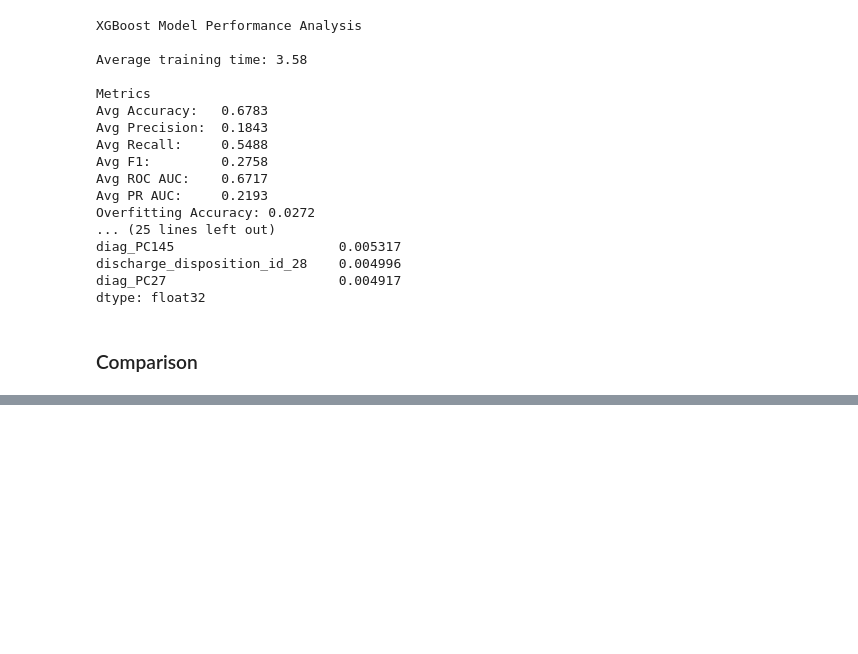
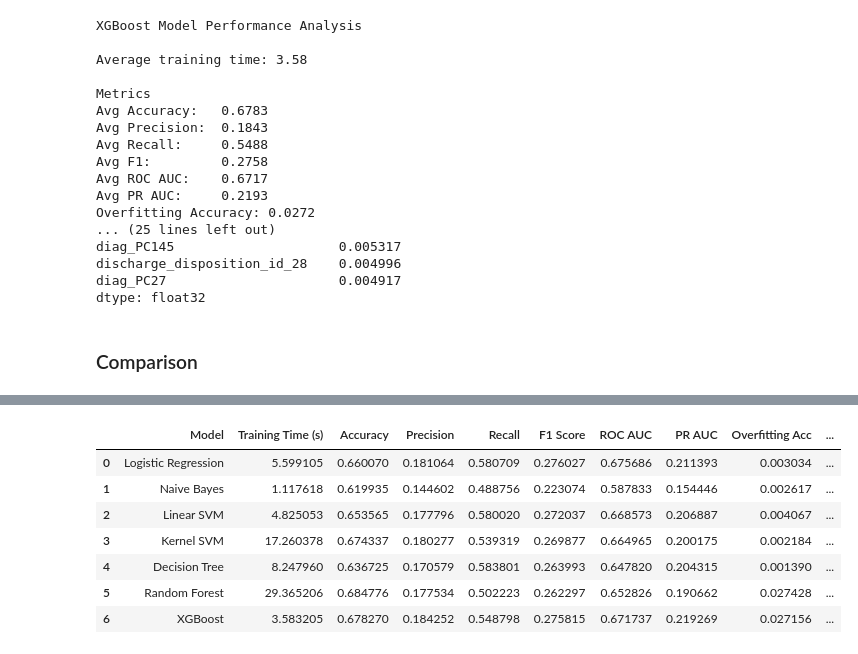
Before and after one commit to yongjun21/Team10_IT5006_Healthcare_Analytics_AY2526, a Jupyter notebook: notebooks/models.ipynb, the cells around one changed output, grey strips where cells are left out. Cells and saved outputs as stored; diff of their text form; code cells hidden in the pictures; blank space fills up the shorter version.

Commit message:
Comparison rendered with df

```diff
--- a/notebooks/models.ipynb
+++ b/notebooks/models.ipynb
@@ -680,66 +680,23 @@ models_data = {
     'XGBoost': xgb_results
 }
 
-# Create comparison DataFrame
+# Create comparison DataFrame with numeric values for better analysis
 comparison_data = []
 for model_name, results in models_data.items():
     comparison_data.append({
         'Model': model_name,
-        'Training Time (s)': f"{results['training_time'][0]:.2f}",
-        'Accuracy': f"{results['test_accuracy'][0]:.4f}",
-        'Precision': f"{results['test_precision_score'][0]:.4f}",
-        'Recall': f"{results['test_recall_score'][0]:.4f}",
-        'F1 Score': f"{results['test_f1'][0]:.4f}",
-        'ROC AUC': f"{results['test_roc_auc'][0]:.4f}",
-        'PR AUC': f"{results['test_pr_auc'][0]:.4f}",
-        'Overfitting Acc': f"{results['overfitting_accuracy'][0]:.4f}",
-        'Overfitting AUC': f"{results['overfitting_auc'][0]:.4f}"
+        'Training Time (s)': results['training_time'][0],
+        'Accuracy': results['test_accuracy'][0],
+        'Precision': results['test_precision_score'][0],
+        'Recall': results['test_recall_score'][0],
+        'F1 Score': results['test_f1'][0],
+        'ROC AUC': results['test_roc_auc'][0],
+        'PR AUC': results['test_pr_auc'][0],
+        'Overfitting Acc': results['overfitting_accuracy'][0],
+        'Overfitting AUC': results['overfitting_auc'][0]
     })
 
 comparison_df = pd.DataFrame(comparison_data)
-
-# Display the comparison table
-print("\nModel Performance Comparison:")
-print("=" * 100)
-print(comparison_df.to_string(index=False))
-
-# Find best performing models for each metric
-print("\n" + "=" * 50)
-print("BEST PERFORMING MODELS:")
-print("=" * 50)
-
-# Convert numeric columns for comparison (excluding the commented row)
-numeric_data = comparison_df[comparison_df['Model'] != '# RBF SVM (commented out - too slow)'].copy()
-for col in ['Accuracy', 'Precision', 'Recall', 'F1 Score', 'ROC AUC', 'PR AUC', 'Overfitting Acc', 'Overfitting AUC']:
-    numeric_data[col] = numeric_data[col].astype(float)
-
-for metric in ['Accuracy', 'Precision', 'Recall', 'F1 Score', 'ROC AUC', 'PR AUC']:
-    best_idx = numeric_data[metric].idxmax()
-    best_model = numeric_data.loc[best_idx, 'Model']
-    best_score = numeric_data.loc[best_idx, metric]
-    print(f"{metric:<12}: {best_model:<20} ({best_score:.4f})")
-
-print("\n" + "=" * 50)
-print("OVERFITTING ANALYSIS:")
-print("=" * 50)
-# For overfitting, we want the HIGHEST values (most overfitting)
-for metric in ['Overfitting Acc', 'Overfitting AUC']:
-    worst_idx = numeric_data[metric].idxmax()  # Use idxmax for overfitting (higher is worse)
-    worst_model = numeric_data.loc[worst_idx, 'Model']
-    worst_score = numeric_data.loc[worst_idx, metric]
-    print(f"{metric:<12}: {worst_model:<20} ({worst_score:.4f}) - HIGHER IS WORSE")
-
-print("\n" + "=" * 50)
-print("TRAINING TIME ANALYSIS:")
-print("=" * 50)
-fastest_idx = numeric_data['Training Time (s)'].astype(float).idxmin()
-fastest_model = numeric_data.loc[fastest_idx, 'Model']
-fastest_time = numeric_data.loc[fastest_idx, 'Training Time (s)']
-print(f"Fastest Training: {fastest_model:<20} ({fastest_time}s)")
-
-slowest_idx = numeric_data['Training Time (s)'].astype(float).idxmax()
-slowest_model = numeric_data.loc[slowest_idx, 'Model']
-slowest_time = numeric_data.loc[slowest_idx, 'Training Time (s)']
-print(f"Slowest Training: {slowest_model:<20} ({slowest_time}s)")
+comparison_df
 # %% [output]
 === Model Comparison Table ===
@@ -761,0 +703,8 @@ Slowest Training: Random Forest        (29.37s)
+|  | Model | Training Time (s) | Accuracy | Precision | Recall | F1 Score | ROC AUC | PR AUC | Overfitting Acc | ... |
+| 0 | Logistic Regression | 5.599105 | 0.660070 | 0.181064 | 0.580709 | 0.276027 | 0.675686 | 0.211393 | 0.003034 | ... |
+| 1 | Naive Bayes | 1.117618 | 0.619935 | 0.144602 | 0.488756 | 0.223074 | 0.587833 | 0.154446 | 0.002617 | ... |
+| 2 | Linear SVM | 4.825053 | 0.653565 | 0.177796 | 0.580020 | 0.272037 | 0.668573 | 0.206887 | 0.004067 | ... |
+| 3 | Kernel SVM | 17.260378 | 0.674337 | 0.180277 | 0.539319 | 0.269877 | 0.664965 | 0.200175 | 0.002184 | ... |
+| 4 | Decision Tree | 8.247960 | 0.636725 | 0.170579 | 0.583801 | 0.263993 | 0.647820 | 0.204315 | 0.001390 | ... |
+| 5 | Random Forest | 29.365206 | 0.684776 | 0.177534 | 0.502223 | 0.262297 | 0.652826 | 0.190662 | 0.027428 | ... |
+| 6 | XGBoost | 3.583205 | 0.678270 | 0.184252 | 0.548798 | 0.275815 | 0.671737 | 0.219269 | 0.027156 | ... |
```
Also changed, not shown: parts of 2 cells of this notebook, 1 other file.
